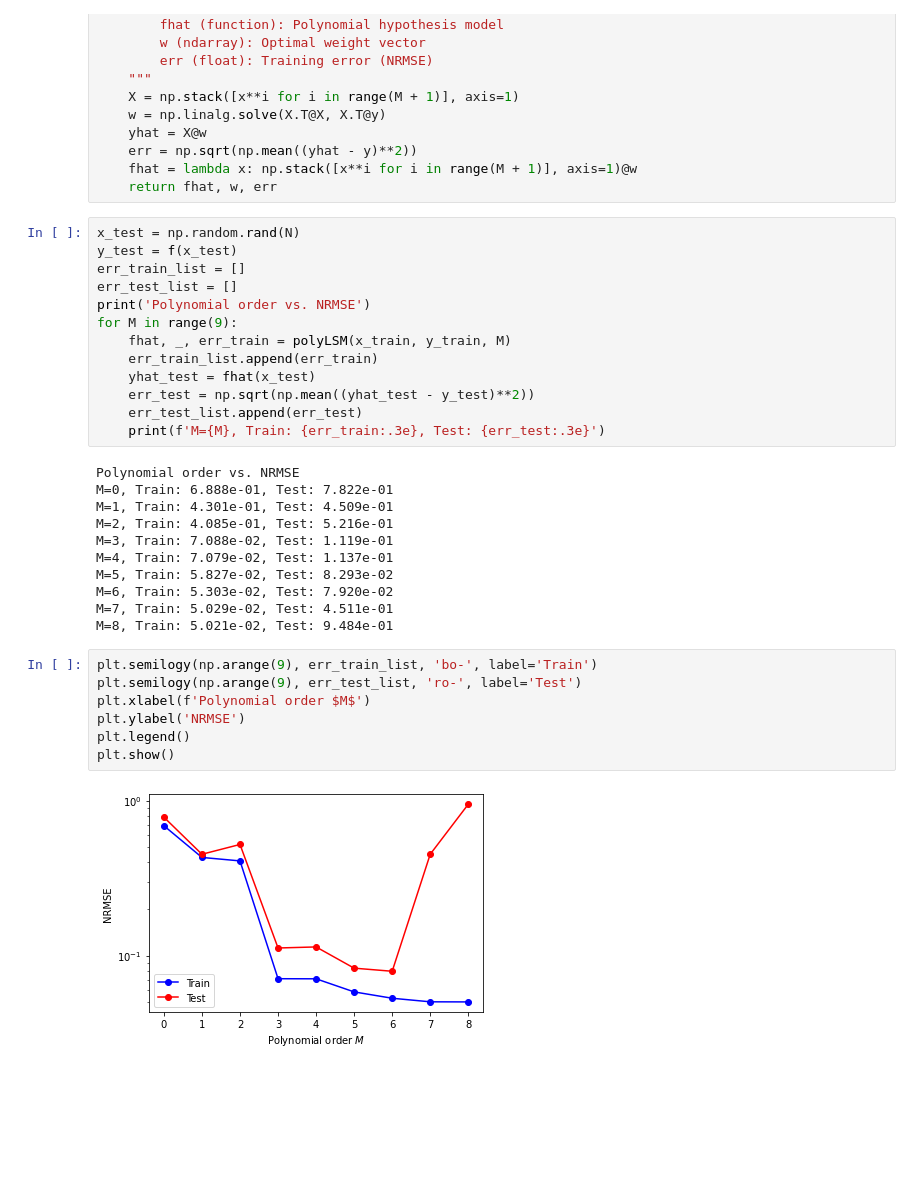
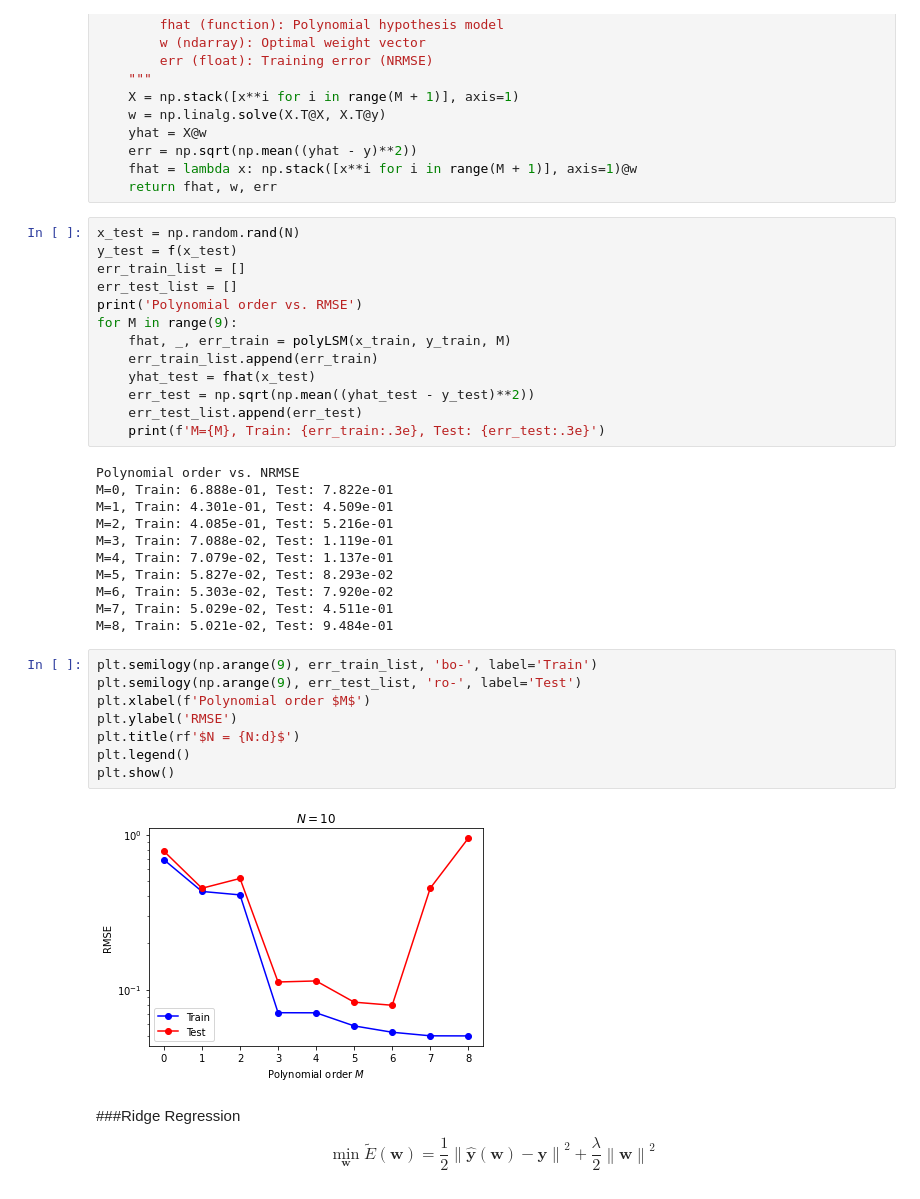
Before and after one commit to cdl-hanyang/cdl2022-s-ml, a Jupyter notebook: week1_1_polynomial_curve_fitting.ipynb, the cells around one changed output. Drawn from its saved outputs; the diff is of its cells as text; blank space fills up the shorter version.

```diff
--- a/week1_1_polynomial_curve_fitting.ipynb
+++ b/week1_1_polynomial_curve_fitting.ipynb
@@ -96,7 +96,7 @@ x_test = np.random.rand(N)
 y_test = f(x_test)
 err_train_list = []
 err_test_list = []
-print('Polynomial order vs. NRMSE')
+print('Polynomial order vs. RMSE')
 for M in range(9):
     fhat, _, err_train = polyLSM(x_train, y_train, M)
     err_train_list.append(err_train)
@@ -118,9 +118,13 @@ M=8, Train: 5.021e-02, Test: 9.484e-01
 # %%
 plt.semilogy(np.arange(9), err_train_list, 'bo-', label='Train')
 plt.semilogy(np.arange(9), err_test_list, 'ro-', label='Test')
 plt.xlabel(f'Polynomial order $M$')
-plt.ylabel('NRMSE')
+plt.ylabel('RMSE')
+plt.title(rf'$N = {N:d}$')
 plt.legend()
 plt.show()
 # %% [output]
-[figure, old version]
+[figure, new version]
+# %% [markdown]
+###Ridge Regression
+$$ \min_{\mathbf w} \tilde{E}\left(\mathbf w\right) = \frac{1}{2}\left\|\hat{\mathbf y}\left(\mathbf w\right) - \mathbf y\right\|^2 + \frac \lambda 2 \left\|\mathbf w\right\|^2$$
```
Also changed, not shown: parts of 6 cells of this notebook.
